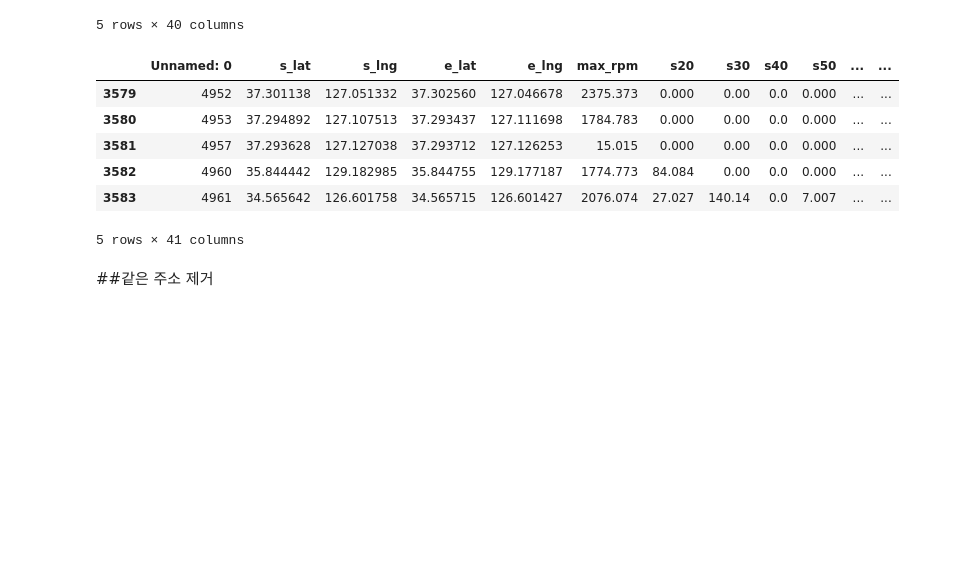
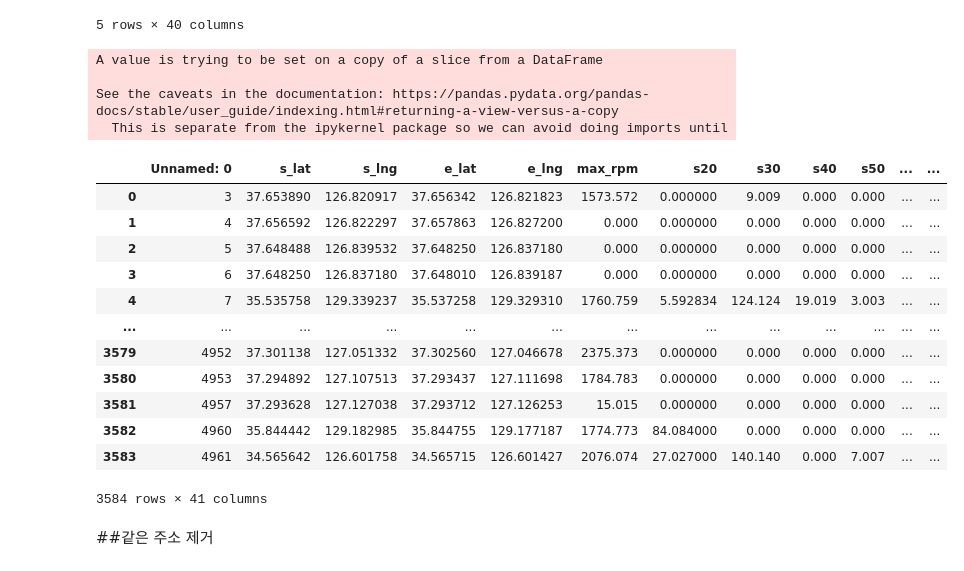
Before and after one commit to iterat1on/Realtime_abnomal_driving_detection, a Jupyter notebook: 공유자동차_전처리2.ipynb, the cells around one changed output. Drawn from its saved outputs; the diff is of its cells as text; code cells hidden in the pictures; blank space fills up the shorter version.

```diff
--- a/공유자동차_전처리2.ipynb
+++ b/공유자동차_전처리2.ipynb
@@ -46,15 +46,31 @@ df['road_2'].fillna('-',inplace=True)
 df['road_3'].fillna('-',inplace=True)
 # %%
 df['path'] = df['road_1'] +',' + df['road_2'] +',' +  df['road_3']
-df.tail()
-# %% [output]
-|  | Unnamed: 0 | s_lat | s_lng | e_lat | e_lng | max_rpm | s20 | s30 | s40 | s50 | ... | ... |
-| 3579 | 4952 | 37.301138 | 127.051332 | 37.302560 | 127.046678 | 2375.373 | 0.000 | 0.00 | 0.0 | 0.000 | ... | ... |
-| 3580 | 4953 | 37.294892 | 127.107513 | 37.293437 | 127.111698 | 1784.783 | 0.000 | 0.00 | 0.0 | 0.000 | ... | ... |
-| 3581 | 4957 | 37.293628 | 127.127038 | 37.293712 | 127.126253 | 15.015 | 0.000 | 0.00 | 0.0 | 0.000 | ... | ... |
-| 3582 | 4960 | 35.844442 | 129.182985 | 35.844755 | 129.177187 | 1774.773 | 84.084 | 0.00 | 0.0 | 0.000 | ... | ... |
-| 3583 | 4961 | 34.565642 | 126.601758 | 34.565715 | 126.601427 | 2076.074 | 27.027 | 140.14 | 0.0 | 7.007 | ... | ... |
-5 rows × 41 columns
+# %%
+df.path.replace('-','',regex=True,inplace=True)
+for index in range(0,len(df.path)):
+   df.path[index] = df.path[index].strip(',')
+# %% [output]
+A value is trying to be set on a copy of a slice from a DataFrame
+
+See the caveats in the documentation: https://pandas.pydata.org/pandas-docs/stable/user_guide/indexing.html#returning-a-view-versus-a-copy
+  This is separate from the ipykernel package so we can avoid doing imports until
+# %%
+df
+# %% [output]
+|  | Unnamed: 0 | s_lat | s_lng | e_lat | e_lng | max_rpm | s20 | s30 | s40 | s50 | ... | ... |
+| 0 | 3 | 37.653890 | 126.820917 | 37.656342 | 126.821823 | 1573.572 | 0.000000 | 9.009 | 0.000 | 0.000 | ... | ... |
+| 1 | 4 | 37.656592 | 126.822297 | 37.657863 | 126.827200 | 0.000 | 0.000000 | 0.000 | 0.000 | 0.000 | ... | ... |
+| 2 | 5 | 37.648488 | 126.839532 | 37.648250 | 126.837180 | 0.000 | 0.000000 | 0.000 | 0.000 | 0.000 | ... | ... |
+| 3 | 6 | 37.648250 | 126.837180 | 37.648010 | 126.839187 | 0.000 | 0.000000 | 0.000 | 0.000 | 0.000 | ... | ... |
+| 4 | 7 | 35.535758 | 129.339237 | 35.537258 | 129.329310 | 1760.759 | 5.592834 | 124.124 | 19.019 | 3.003 | ... | ... |
+| ... | ... | ... | ... | ... | ... | ... | ... | ... | ... | ... | ... | ... |
+| 3579 | 4952 | 37.301138 | 127.051332 | 37.302560 | 127.046678 | 2375.373 | 0.000000 | 0.000 | 0.000 | 0.000 | ... | ... |
+| 3580 | 4953 | 37.294892 | 127.107513 | 37.293437 | 127.111698 | 1784.783 | 0.000000 | 0.000 | 0.000 | 0.000 | ... | ... |
+| 3581 | 4957 | 37.293628 | 127.127038 | 37.293712 | 127.126253 | 15.015 | 0.000000 | 0.000 | 0.000 | 0.000 | ... | ... |
+| 3582 | 4960 | 35.844442 | 129.182985 | 35.844755 | 129.177187 | 1774.773 | 84.084000 | 0.000 | 0.000 | 0.000 | ... | ... |
+| 3583 | 4961 | 34.565642 | 126.601758 | 34.565715 | 126.601427 | 2076.074 | 27.027000 | 140.140 | 0.000 | 7.007 | ... | ... |
+3584 rows × 41 columns
 # %% [markdown]
 ##같은 주소 제거
 # %%
```
Also changed, not shown: parts of 1 cell of this notebook.
